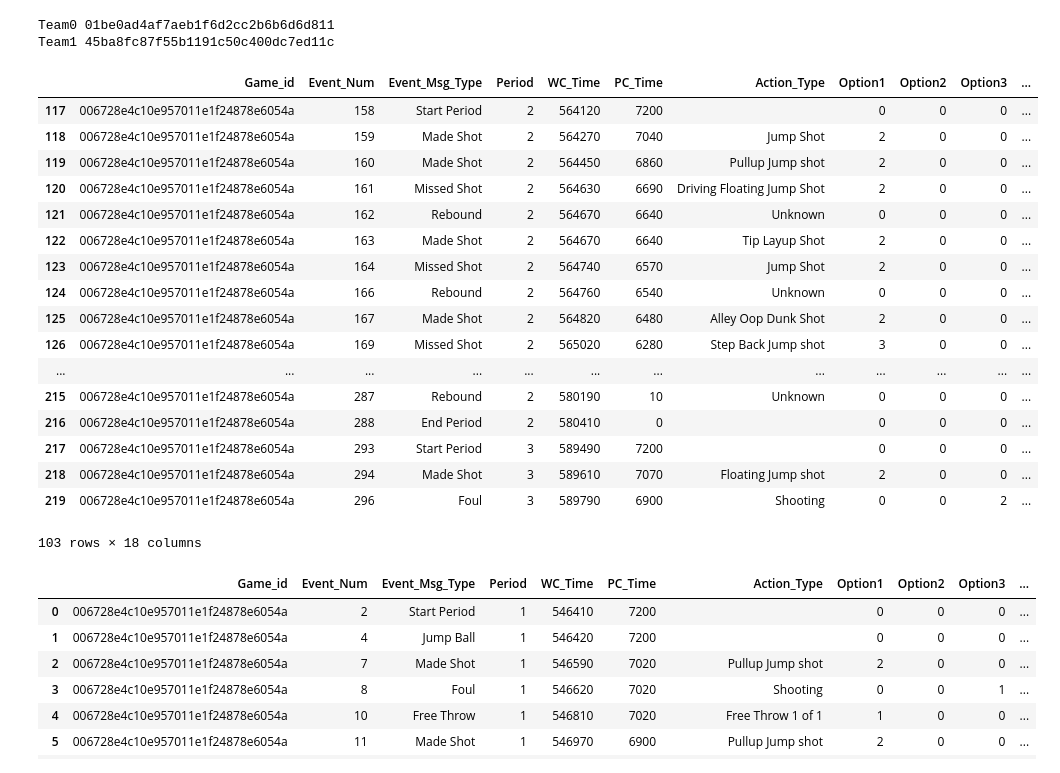
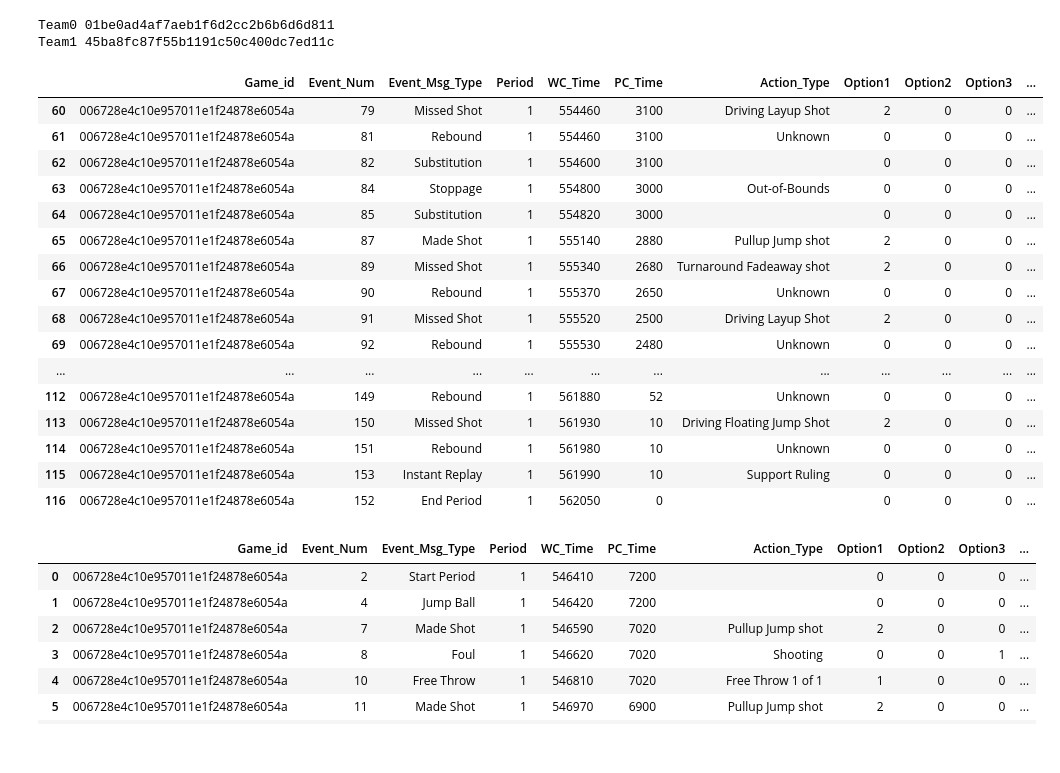
Before and after one commit to wpouse/NBA, a Jupyter notebook: Hackathon Prompt/NBARatingsScrubbed.ipynb, the cells around one changed output. Saved outputs shown, nothing was run; the diff lists cells and outputs as text; code cells hidden in the pictures.

```diff
--- a/Hackathon Prompt/NBARatingsScrubbed.ipynb
+++ b/Hackathon Prompt/NBARatingsScrubbed.ipynb
@@ -812,26 +812,25 @@ rdPBP = readablePlayByPlay(gamePlayByPlay, gameLineup, eventCodes)
 Team0 01be0ad4af7aeb1f6d2cc2b6b6d6d811
 Team1 45ba8fc87f55b1191c50c400dc7ed11c
 # %%
-rdPBP[117:220]
+rdPBP[60:117]
 # %% [output]
 |  | Game_id | Event_Num | Event_Msg_Type | Period | WC_Time | PC_Time | Action_Type | Option1 | Option2 | Option3 | ... |
-| 117 | 006728e4c10e957011e1f24878e6054a | 158 | Start Period | 2 | 564120 | 7200 |  | 0 | 0 | 0 | ... |
-| 118 | 006728e4c10e957011e1f24878e6054a | 159 | Made Shot | 2 | 564270 | 7040 | Jump Shot | 2 | 0 | 0 | ... |
-| 119 | 006728e4c10e957011e1f24878e6054a | 160 | Made Shot | 2 | 564450 | 6860 | Pullup Jump shot | 2 | 0 | 0 | ... |
-| 120 | 006728e4c10e957011e1f24878e6054a | 161 | Missed Shot | 2 | 564630 | 6690 | Driving Floating Jump Shot | 2 | 0 | 0 | ... |
-| 121 | 006728e4c10e957011e1f24878e6054a | 162 | Rebound | 2 | 564670 | 6640 | Unknown | 0 | 0 | 0 | ... |
-| 122 | 006728e4c10e957011e1f24878e6054a | 163 | Made Shot | 2 | 564670 | 6640 | Tip Layup Shot | 2 | 0 | 0 | ... |
-| 123 | 006728e4c10e957011e1f24878e6054a | 164 | Missed Shot | 2 | 564740 | 6570 | Jump Shot | 2 | 0 | 0 | ... |
-| 124 | 006728e4c10e957011e1f24878e6054a | 166 | Rebound | 2 | 564760 | 6540 | Unknown | 0 | 0 | 0 | ... |
-| 125 | 006728e4c10e957011e1f24878e6054a | 167 | Made Shot | 2 | 564820 | 6480 | Alley Oop Dunk Shot | 2 | 0 | 0 | ... |
-| 126 | 006728e4c10e957011e1f24878e6054a | 169 | Missed Shot | 2 | 565020 | 6280 | Step Back Jump shot | 3 | 0 | 0 | ... |
+| 60 | 006728e4c10e957011e1f24878e6054a | 79 | Missed Shot | 1 | 554460 | 3100 | Driving Layup Shot | 2 | 0 | 0 | ... |
+| 61 | 006728e4c10e957011e1f24878e6054a | 81 | Rebound | 1 | 554460 | 3100 | Unknown | 0 | 0 | 0 | ... |
+| 62 | 006728e4c10e957011e1f24878e6054a | 82 | Substitution | 1 | 554600 | 3100 |  | 0 | 0 | 0 | ... |
+| 63 | 006728e4c10e957011e1f24878e6054a | 84 | Stoppage | 1 | 554800 | 3000 | Out-of-Bounds | 0 | 0 | 0 | ... |
+| 64 | 006728e4c10e957011e1f24878e6054a | 85 | Substitution | 1 | 554820 | 3000 |  | 0 | 0 | 0 | ... |
+| 65 | 006728e4c10e957011e1f24878e6054a | 87 | Made Shot | 1 | 555140 | 2880 | Pullup Jump shot | 2 | 0 | 0 | ... |
+| 66 | 006728e4c10e957011e1f24878e6054a | 89 | Missed Shot | 1 | 555340 | 2680 | Turnaround Fadeaway shot | 2 | 0 | 0 | ... |
+| 67 | 006728e4c10e957011e1f24878e6054a | 90 | Rebound | 1 | 555370 | 2650 | Unknown | 0 | 0 | 0 | ... |
+| 68 | 006728e4c10e957011e1f24878e6054a | 91 | Missed Shot | 1 | 555520 | 2500 | Driving Layup Shot | 2 | 0 | 0 | ... |
+| 69 | 006728e4c10e957011e1f24878e6054a | 92 | Rebound | 1 | 555530 | 2480 | Unknown | 0 | 0 | 0 | ... |
 | ... | ... | ... | ... | ... | ... | ... | ... | ... | ... | ... | ... |
-| 215 | 006728e4c10e957011e1f24878e6054a | 287 | Rebound | 2 | 580190 | 10 | Unknown | 0 | 0 | 0 | ... |
-| 216 | 006728e4c10e957011e1f24878e6054a | 288 | End Period | 2 | 580410 | 0 |  | 0 | 0 | 0 | ... |
-| 217 | 006728e4c10e957011e1f24878e6054a | 293 | Start Period | 3 | 589490 | 7200 |  | 0 | 0 | 0 | ... |
-| 218 | 006728e4c10e957011e1f24878e6054a | 294 | Made Shot | 3 | 589610 | 7070 | Floating Jump shot | 2 | 0 | 0 | ... |
-| 219 | 006728e4c10e957011e1f24878e6054a | 296 | Foul | 3 | 589790 | 6900 | Shooting | 0 | 0 | 2 | ... |
+| 112 | 006728e4c10e957011e1f24878e6054a | 149 | Rebound | 1 | 561880 | 52 | Unknown | 0 | 0 | 0 | ... |
+| 113 | 006728e4c10e957011e1f24878e6054a | 150 | Missed Shot | 1 | 561930 | 10 | Driving Floating Jump Shot | 2 | 0 | 0 | ... |
+| 114 | 006728e4c10e957011e1f24878e6054a | 151 | Rebound | 1 | 561980 | 10 | Unknown | 0 | 0 | 0 | ... |
+| 115 | 006728e4c10e957011e1f24878e6054a | 153 | Instant Replay | 1 | 561990 | 10 | Support Ruling | 0 | 0 | 0 | ... |
+| 116 | 006728e4c10e957011e1f24878e6054a | 152 | End Period | 1 | 562050 | 0 |  | 0 | 0 | 0 | ... |
-103 rows × 18 columns
 # %%
 rdPBP[:68]
 # %% [output]
```
Also changed, not shown: parts of 2 cells of this notebook, 1 other file.
